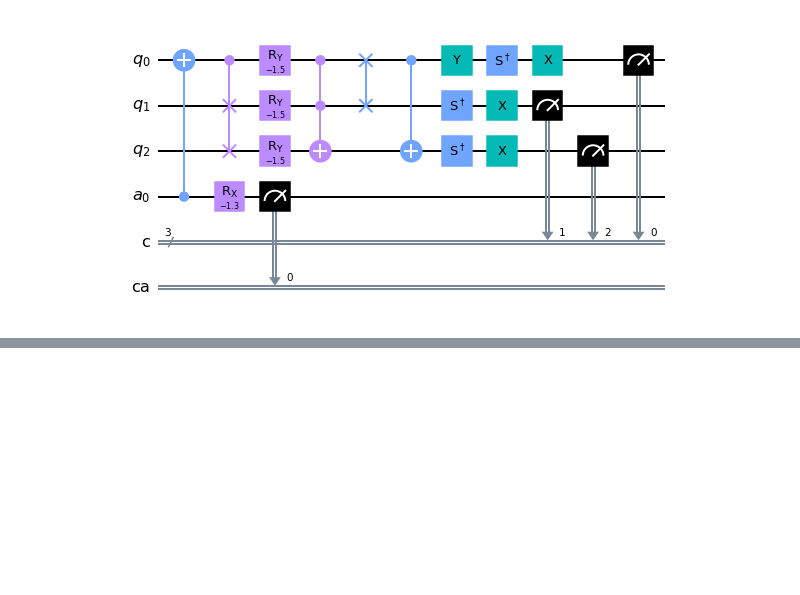
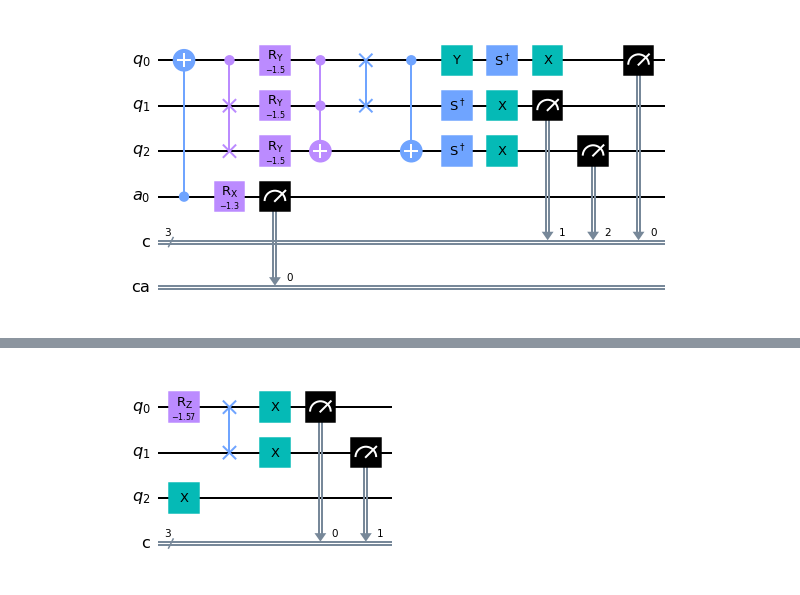
Before and after one commit to ichen17/Simple_QASM3_converter, a Jupyter notebook: Simple_QASM_converter.ipynb, the cells around one changed output, grey strips where cells are left out. Drawn from its saved outputs; the diff is of its cells as text; code cells hidden in the pictures; blank space fills up the shorter version.

```diff
--- a/Simple_QASM_converter.ipynb
+++ b/Simple_QASM_converter.ipynb
@@ -1119,0 +1219,4 @@ qasm1.Inverse_circuit().draw('mpl')
+# %%
+qasm2.Inverse_circuit().draw('mpl')
+# %% [output]
+[figure, added]
```
Also changed, not shown: parts of 4 cells of this notebook.
